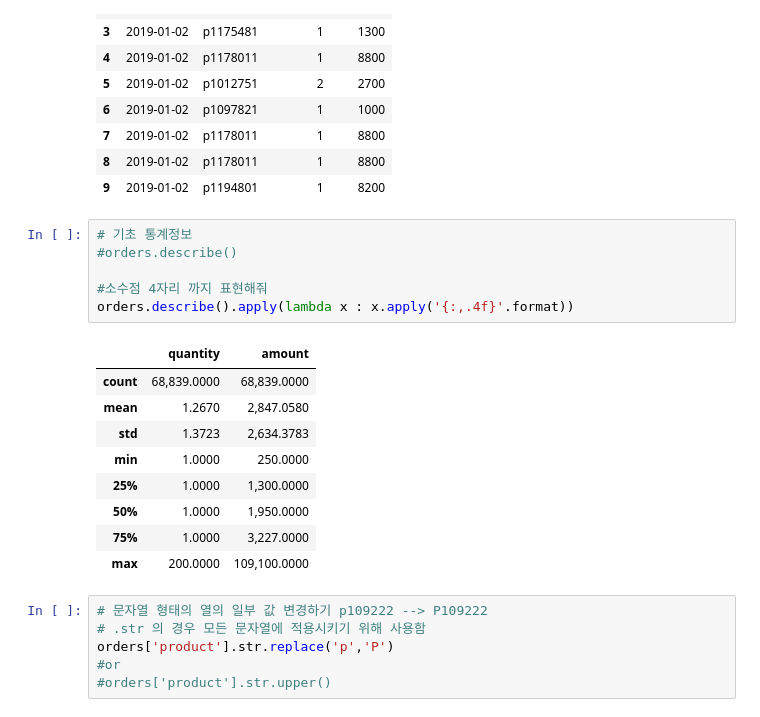
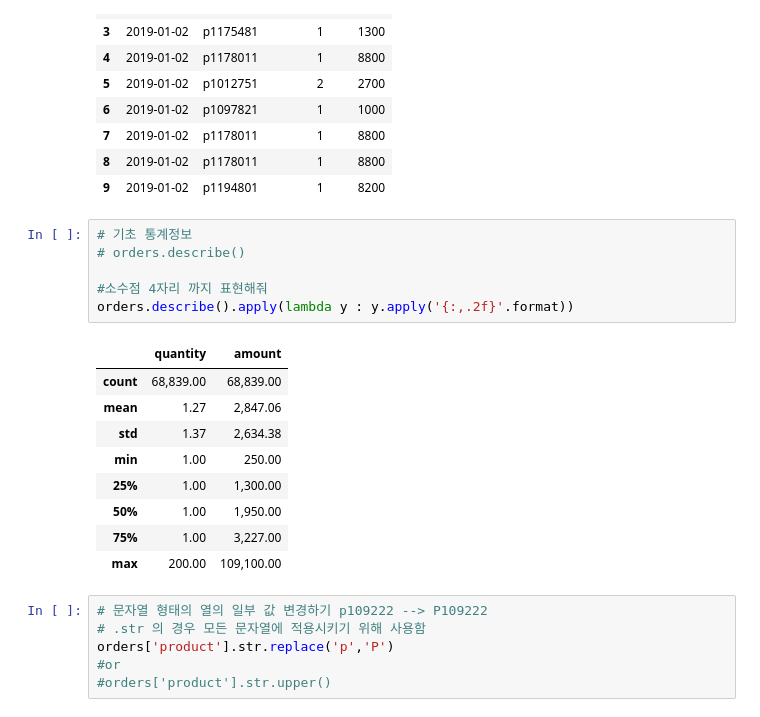
Before and after one commit to DongHwan-Park/KT_AIVLE_DX_CLASS, a Jupyter notebook: Python03_데이터전처리,개별실습/[참고] 데이터 전처리 기술.ipynb, the cells around one changed output. Saved outputs shown, nothing was run; the diff lists cells and outputs as text.

```diff
--- a/Python03_데이터전처리,개별실습/[참고] 데이터 전처리 기술.ipynb
+++ b/Python03_데이터전처리,개별실습/[참고] 데이터 전처리 기술.ipynb
@@ -42,20 +42,20 @@ orders.head(10)
 | 9 | 2019-01-02 | p1194801 | 1 | 8200 |
 # %%
 # 기초 통계정보
-#orders.describe()
+# orders.describe()
 
 #소수점 4자리 까지 표현해줘
-orders.describe().apply(lambda x : x.apply('{:,.4f}'.format))
+orders.describe().apply(lambda y : y.apply('{:,.2f}'.format))
 # %% [output]
 |  | quantity | amount |
-| count | 68,839.0000 | 68,839.0000 |
-| mean | 1.2670 | 2,847.0580 |
-| std | 1.3723 | 2,634.3783 |
-| min | 1.0000 | 250.0000 |
-| 25% | 1.0000 | 1,300.0000 |
-| 50% | 1.0000 | 1,950.0000 |
-| 75% | 1.0000 | 3,227.0000 |
-| max | 200.0000 | 109,100.0000 |
+| count | 68,839.00 | 68,839.00 |
+| mean | 1.27 | 2,847.06 |
+| std | 1.37 | 2,634.38 |
+| min | 1.00 | 250.00 |
+| 25% | 1.00 | 1,300.00 |
+| 50% | 1.00 | 1,950.00 |
+| 75% | 1.00 | 3,227.00 |
+| max | 200.00 | 109,100.00 |
 # %%
 # 문자열 형태의 열의 일부 값 변경하기 p109222 --> P109222
 # .str 의 경우 모든 문자열에 적용시키기 위해 사용함
```
Also changed, not shown: 34 other files.
